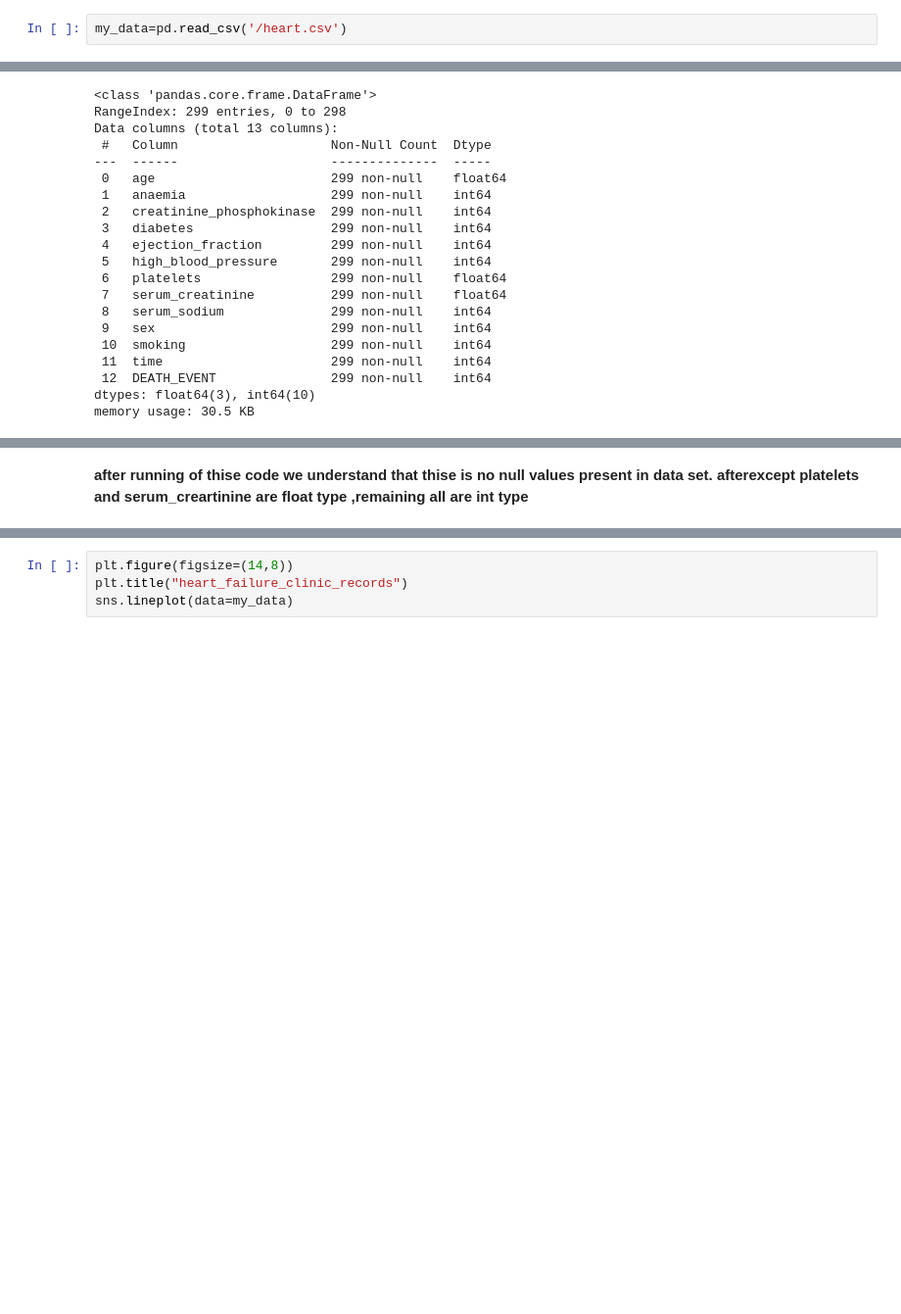
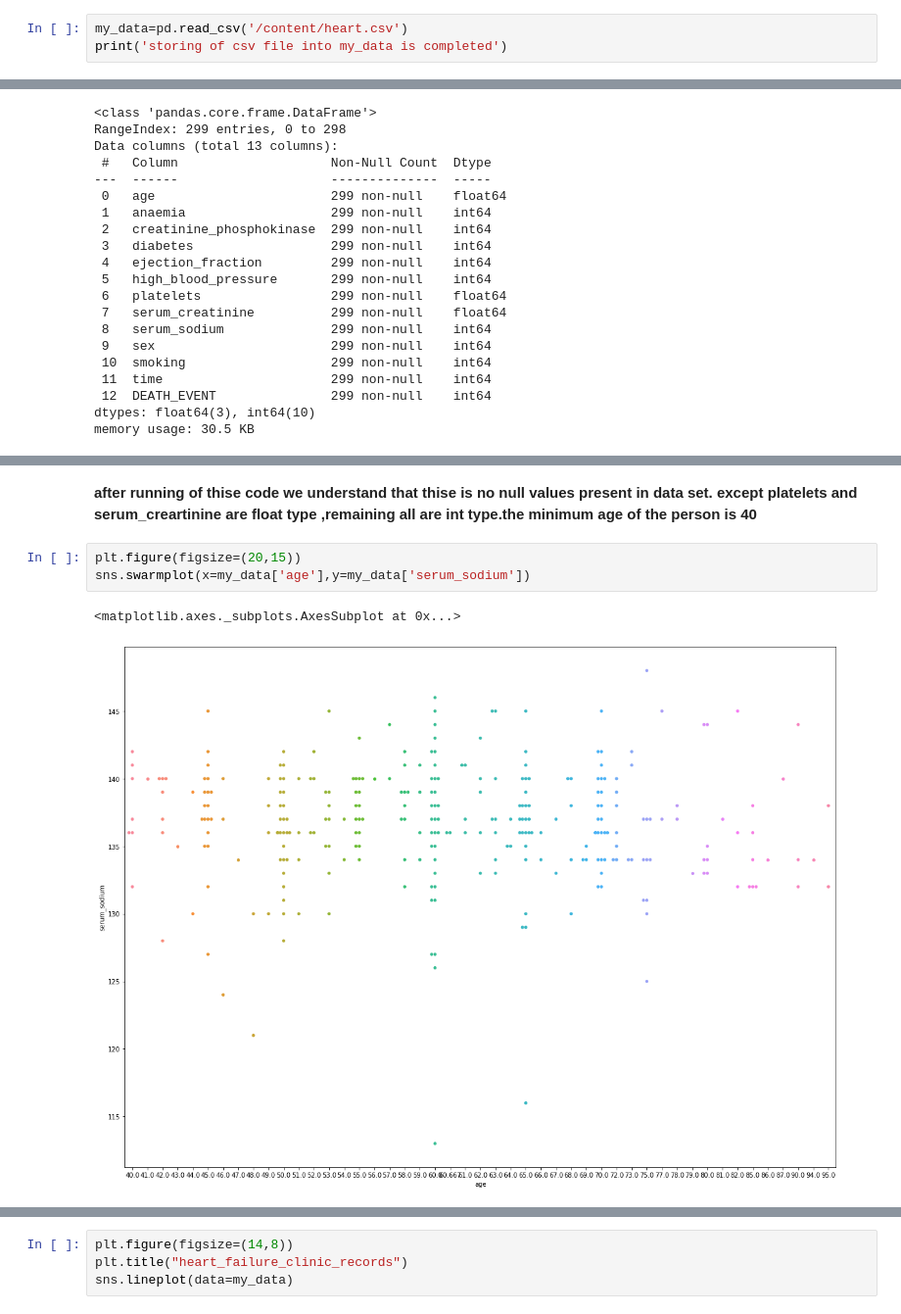
Before and after one commit to venkateswararao7/BASIC-ML, a Jupyter notebook: heart_data.ipynb, the cells around one changed output, grey strips where cells are left out. Shown: that part at 98% size. Cells and saved outputs as stored; diff of their text form; blank space fills up the shorter version.

```diff
--- a/heart_data.ipynb
+++ b/heart_data.ipynb
@@ -11,4 +18,5 @@ warnings.filterwarnings("ignore")
 # %% [markdown]
 importing the necessary libraries present in python
 # %%
-my_data=pd.read_csv('/heart.csv')
+my_data=pd.read_csv('/content/heart.csv')
+print('storing of csv file into my_data is completed')
@@ -100,2 +121,8 @@ memory usage: 30.5 KB
 # %% [markdown]
-**after  running of thise code we understand that thise is no null values present in data set. afterexcept platelets and serum_creartinine are float type ,remaining all are int type**
+**after  running of thise code we understand that thise is no null values present in data set. except platelets and serum_creartinine are float type ,remaining all are int type.the minimum age of the person is 40**
+# %%
+plt.figure(figsize=(20,15))
+sns.swarmplot(x=my_data['age'],y=my_data['serum_sodium'])
+# %% [output]
+<matplotlib.axes._subplots.AxesSubplot at 0x...>
+[figure, added]
```
Also changed, not shown: parts of 16 cells of this notebook.
